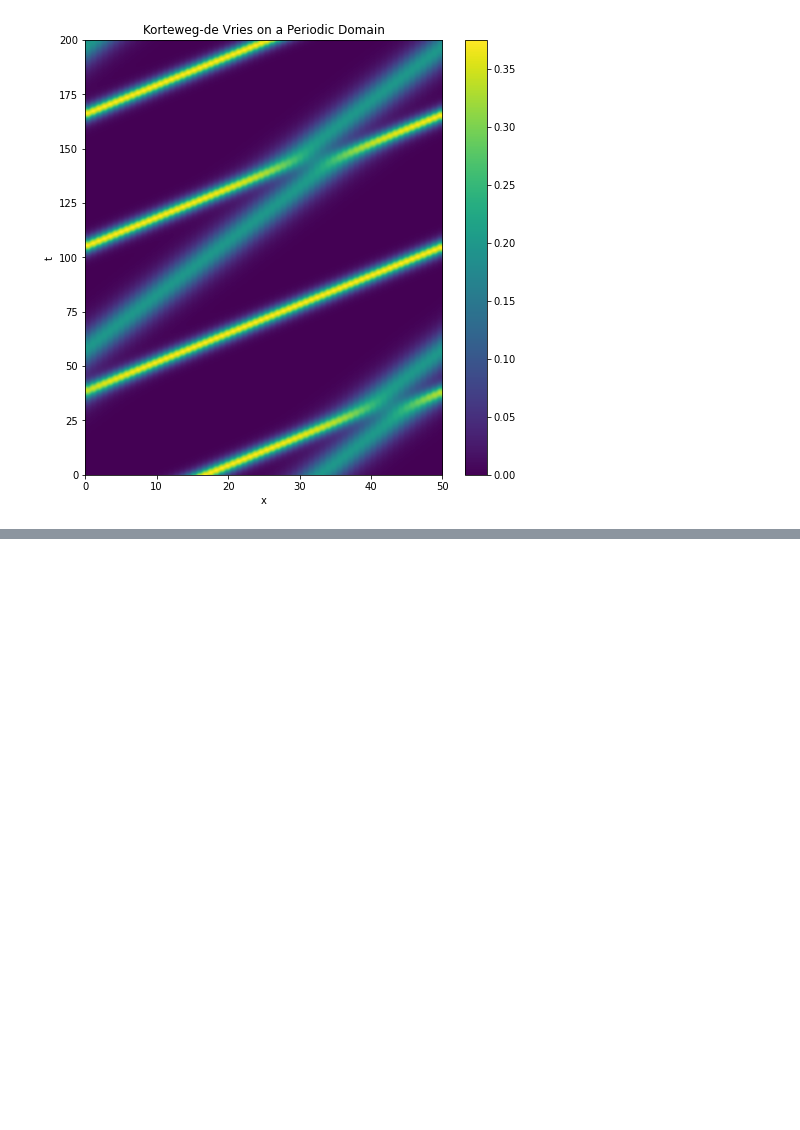
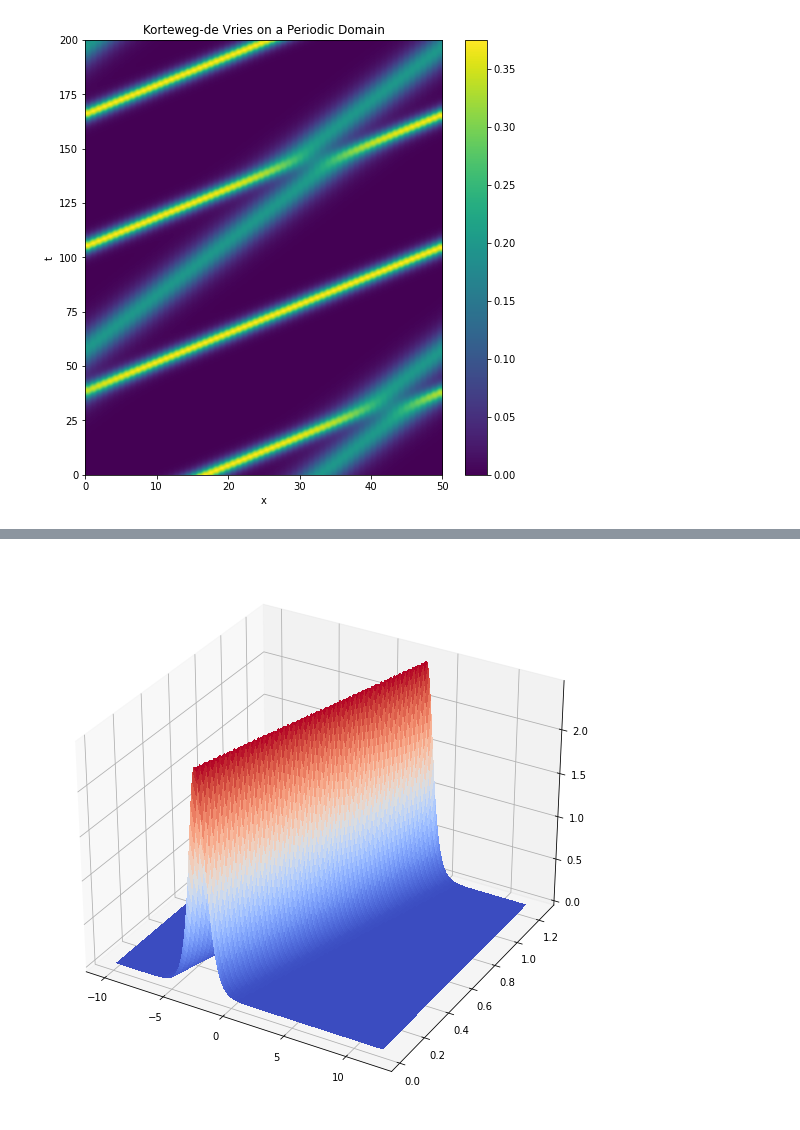
Before and after one commit to rajgark/COLSA-PySINDy, a Jupyter notebook: KortewegDeVries_COLSA.ipynb, the cells around one changed output, grey strips where cells are left out. Cells and saved outputs as stored; diff of their text form; code cells hidden in the pictures; blank space fills up the shorter version.

```diff
--- a/KortewegDeVries_COLSA.ipynb
+++ b/KortewegDeVries_COLSA.ipynb
@@ -286,0 +306,31 @@ As mentioned in DDSE and work from University of Washington. Their notebook load
+# %%
+# Soliton solution to KdV/advection equations
+def pdefind_soliton(x,t,c,a):
+    return c/2*np.cosh(np.sqrt(c)/2*(x-c*t-a))**-2
+
+
+c1 = 5.0
+c2 = 1.0
+n = 256
+m = 50
+x = np.linspace(-10, 12, n)
+dt = 0.025
+dx = x[1]-x[0]
+t = np.linspace(dt,m*dt,m)
+
+U1 = np.zeros((n,m))
+U2 = np.zeros((n,m))
+
+for i in range(n):
+    for j in range(m):
+        U1[i,j] = pdefind_soliton(x[i],t[j],c1,-3)
+        U2[i,j] = pdefind_soliton(x[i],t[j],c2,-1)
+# %%
+X, T = np.meshgrid(x, t)
+plt.figure(figsize=(13,10))
+ax = plt.gca(projection='3d')
+surf = ax.plot_surface(X, T, U1.T, rstride=1, cstride=1, cmap='coolwarm',
+    linewidth=0, antialiased=False)
+plt.show()
+# %% [output]
+[figure, added]
```
Also changed, not shown: parts of 13 cells of this notebook, 2 other files.
